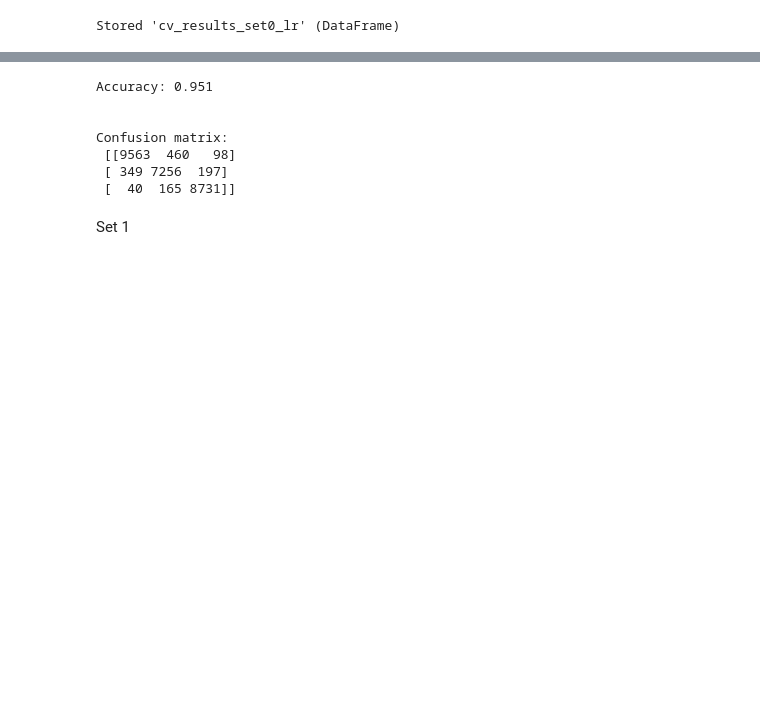
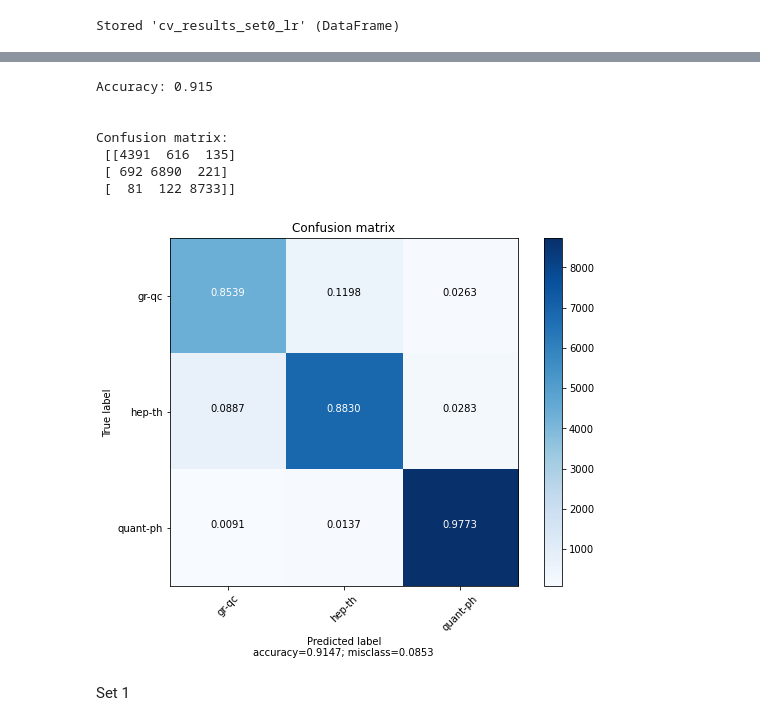
Before and after one commit to matteo-perillo/Abstracts-classification, a Jupyter notebook: 02_Baseline model.ipynb, the cells around one changed output, grey strips where cells are left out. Saved outputs shown, nothing was run; the diff lists cells and outputs as text; code cells hidden in the pictures; blank space fills up the shorter version.

```diff
--- a/02_Baseline model.ipynb
+++ b/02_Baseline model.ipynb
@@ -36,11 +82,11 @@ def create_lr_model():
 # %% [markdown]
 Set 0
 # %%
-select_data = data_ready[data_ready['category'].isin(cat_index[1:4])].dropna().reset_index(drop=True)
+select_data = data_ready[data_ready['category'].isin(cat_index[0:3])].dropna().reset_index(drop=True)
 print(select_data['category'].value_counts())
 
 #SPLITTING THE TRAINING DATASET INTO TRAIN AND TEST
-X_train, X_test, y_train, y_test = train_test_split(select_data["clean_text"], select_data["category"],
+X_train, X_test, y_train, y_test = train_test_split(select_data["clean_text"], select_data["category"], random_state = 1000,
                                                     stratify = select_data["category"], test_size=0.2, shuffle=True)
 
 #Tf-Idf
@@ -131,7 +177,7 @@ files.download('cv_results_set0_lr.csv')
 # %%
 #MULTINOMIAL LOGISTIC REGRESSION with tuned hyperparameters
 
-model = LogisticRegression(multi_class='multinomial', solver='lbfgs', penalty='l2', C=1, max_iter = 1000)
+model = LogisticRegression(multi_class='multinomial', solver='lbfgs', penalty='l2', C=1, max_iter = 10000)
 
 # make a prediction with a multinomial logistic regression model
 # fit the model on the whole dataset
@@ -142,18 +188,20 @@ yhat = model.predict(X_test)
 #Accuracy score
 acc = accuracy_score(y_test, yhat)
 print('Accuracy: %.3f' % round(acc, 3))
-print('\n')
-#Confusion matrix
-conf = confusion_matrix(y_test, yhat)
-print('Confusion matrix:\n', conf)
 # %% [output]
-Accuracy: 0.951
+Accuracy: 0.915
 
 
 Confusion matrix:
- [[9563  460   98]
- [ 349 7256  197]
- [  40  165 8731]]
+ [[4391  616  135]
+ [ 692 6890  221]
+ [  81  122 8733]]
+# %%
+#Confusion matrix
+conf = confusion_matrix(y_test, yhat)
+plot_confusion_matrix(conf, ["gr-qc", "hep-th", "quant-ph"])
+# %% [output]
+[figure, added]
 # %% [markdown]
 Set 1
 # %%
```
Also changed, not shown: parts of 4 cells of this notebook.
